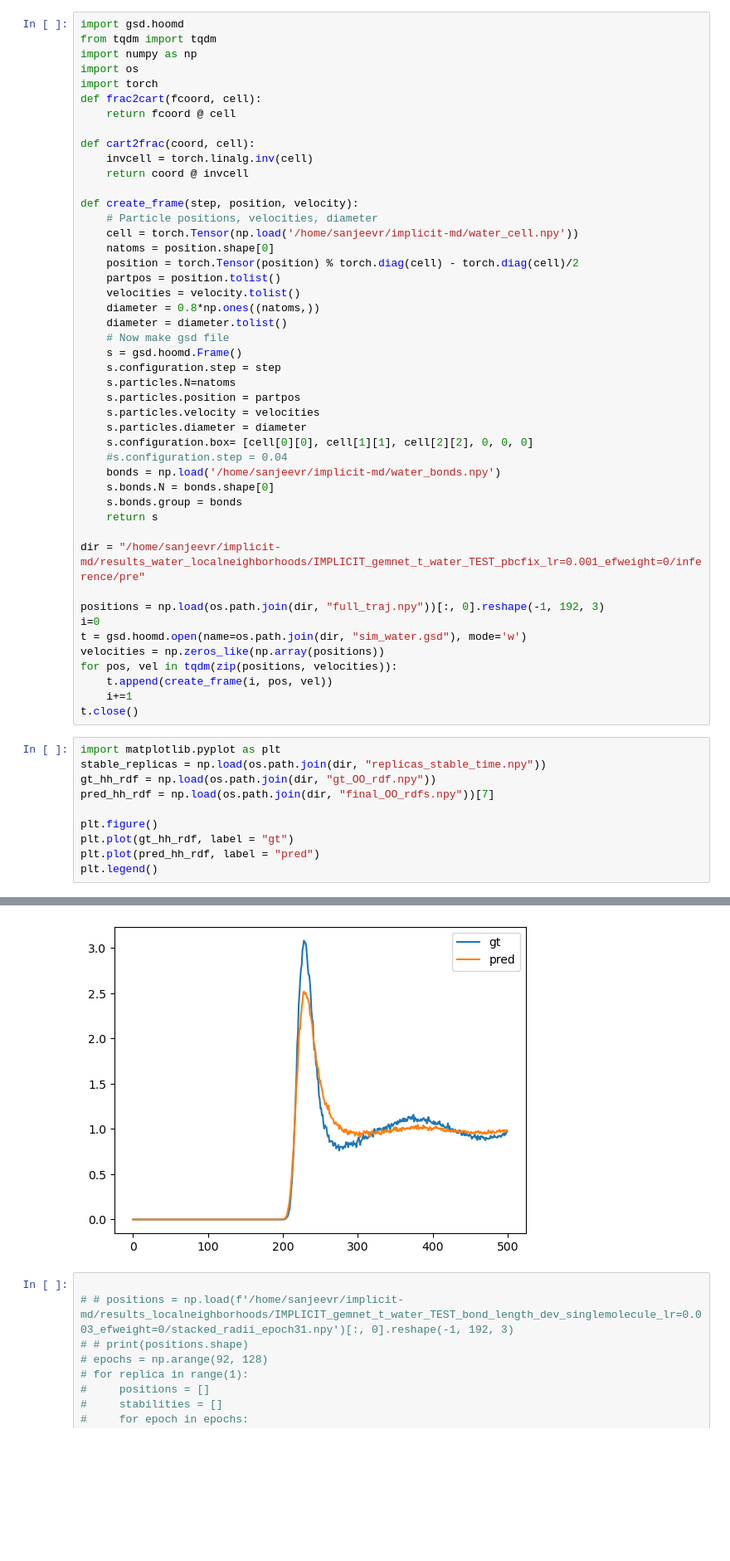
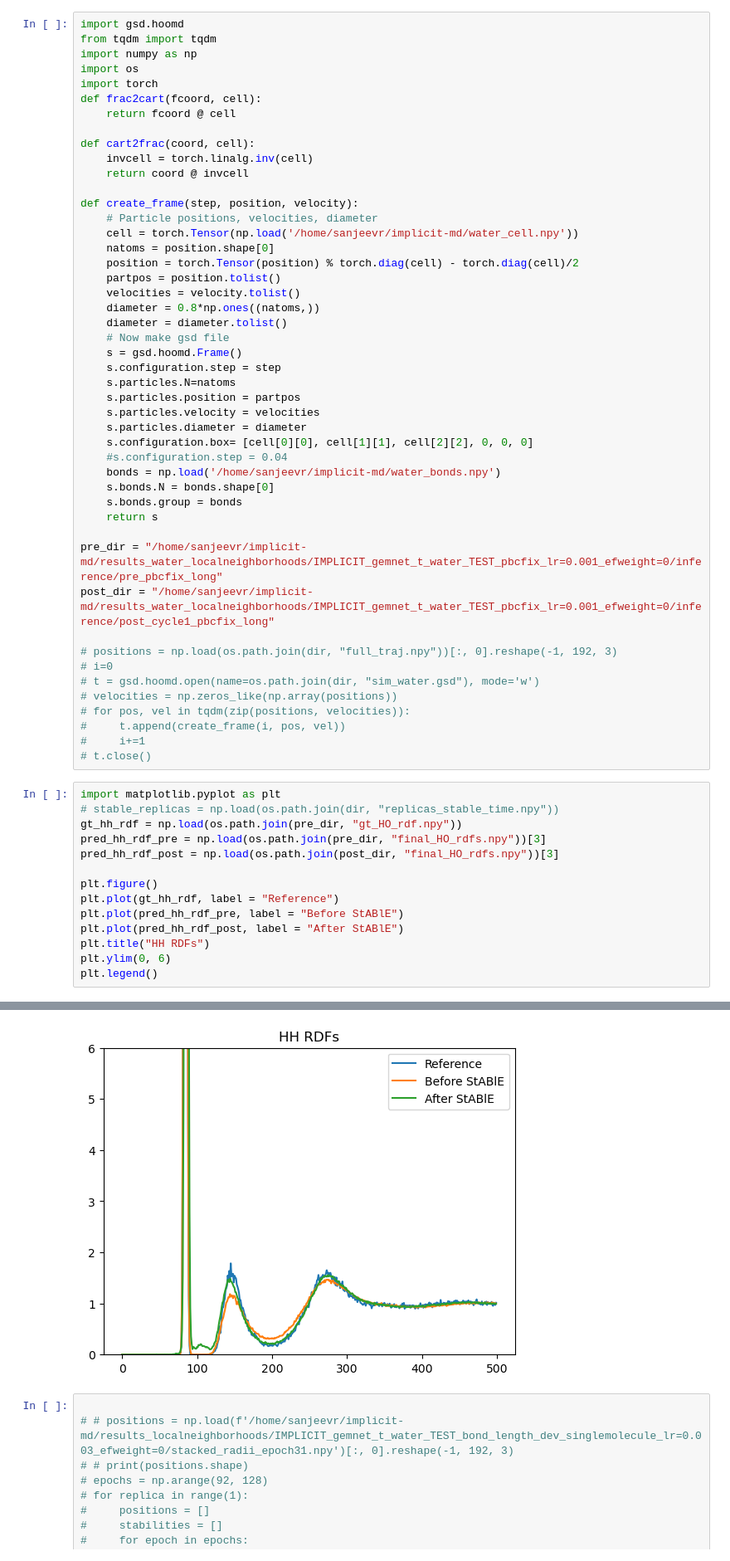
Before and after one commit to jeevster/implicit-md, a Jupyter notebook: Untitled.ipynb, the cells around one changed output, grey strips where cells are left out. Shown at 83% size. Drawn from its saved outputs; the diff is of its cells as text; blank space fills up the shorter version.

```diff
--- a/Untitled.ipynb
+++ b/Untitled.ipynb
@@ -136,24 +136,29 @@ def create_frame(step, position, velocity):
     s.bonds.group = bonds
     return s
 
-dir = "/home/sanjeevr/implicit-md/results_water_localneighborhoods/IMPLICIT_gemnet_t_water_TEST_pbcfix_lr=0.001_efweight=0/inference/pre"
+pre_dir = "/home/sanjeevr/implicit-md/results_water_localneighborhoods/IMPLICIT_gemnet_t_water_TEST_pbcfix_lr=0.001_efweight=0/inference/pre_pbcfix_long"
+post_dir = "/home/sanjeevr/implicit-md/results_water_localneighborhoods/IMPLICIT_gemnet_t_water_TEST_pbcfix_lr=0.001_efweight=0/inference/post_cycle1_pbcfix_long"
 
-positions = np.load(os.path.join(dir, "full_traj.npy"))[:, 0].reshape(-1, 192, 3)
-i=0
-t = gsd.hoomd.open(name=os.path.join(dir, "sim_water.gsd"), mode='w')
-velocities = np.zeros_like(np.array(positions))
-for pos, vel in tqdm(zip(positions, velocities)):
-    t.append(create_frame(i, pos, vel))
-    i+=1
-t.close()
+# positions = np.load(os.path.join(dir, "full_traj.npy"))[:, 0].reshape(-1, 192, 3)
+# i=0
+# t = gsd.hoomd.open(name=os.path.join(dir, "sim_water.gsd"), mode='w')
+# velocities = np.zeros_like(np.array(positions))
+# for pos, vel in tqdm(zip(positions, velocities)):
+#     t.append(create_frame(i, pos, vel))
+#     i+=1
+# t.close()
 # %%
 import matplotlib.pyplot as plt
-stable_replicas = np.load(os.path.join(dir, "replicas_stable_time.npy"))
-gt_hh_rdf = np.load(os.path.join(dir, "gt_OO_rdf.npy"))
-pred_hh_rdf = np.load(os.path.join(dir, "final_OO_rdfs.npy"))[7]
+# stable_replicas = np.load(os.path.join(dir, "replicas_stable_time.npy"))
+gt_hh_rdf = np.load(os.path.join(pre_dir, "gt_HO_rdf.npy"))
+pred_hh_rdf_pre = np.load(os.path.join(pre_dir, "final_HO_rdfs.npy"))[3]
+pred_hh_rdf_post = np.load(os.path.join(post_dir, "final_HO_rdfs.npy"))[3]
 
 plt.figure()
-plt.plot(gt_hh_rdf, label = "gt")
-plt.plot(pred_hh_rdf, label = "pred")
+plt.plot(gt_hh_rdf, label = "Reference")
+plt.plot(pred_hh_rdf_pre, label = "Before StABlE")
+plt.plot(pred_hh_rdf_post, label = "After StABlE")
+plt.title("HH RDFs")
+plt.ylim(0, 6)
 plt.legend()
 # %% [output]
@@ -166,4 +166,4 @@ plt.legend()
-[figure, old version]
+[figure, new version]
 # %%
 
 # # positions = np.load(f'/home/sanjeevr/implicit-md/results_localneighborhoods/IMPLICIT_gemnet_t_water_TEST_bond_length_dev_singlemolecule_lr=0.003_efweight=0/stacked_radii_epoch31.npy')[:, 0].reshape(-1, 192, 3)
```
Also changed, not shown: parts of 2 cells of this notebook, 3 other files.
